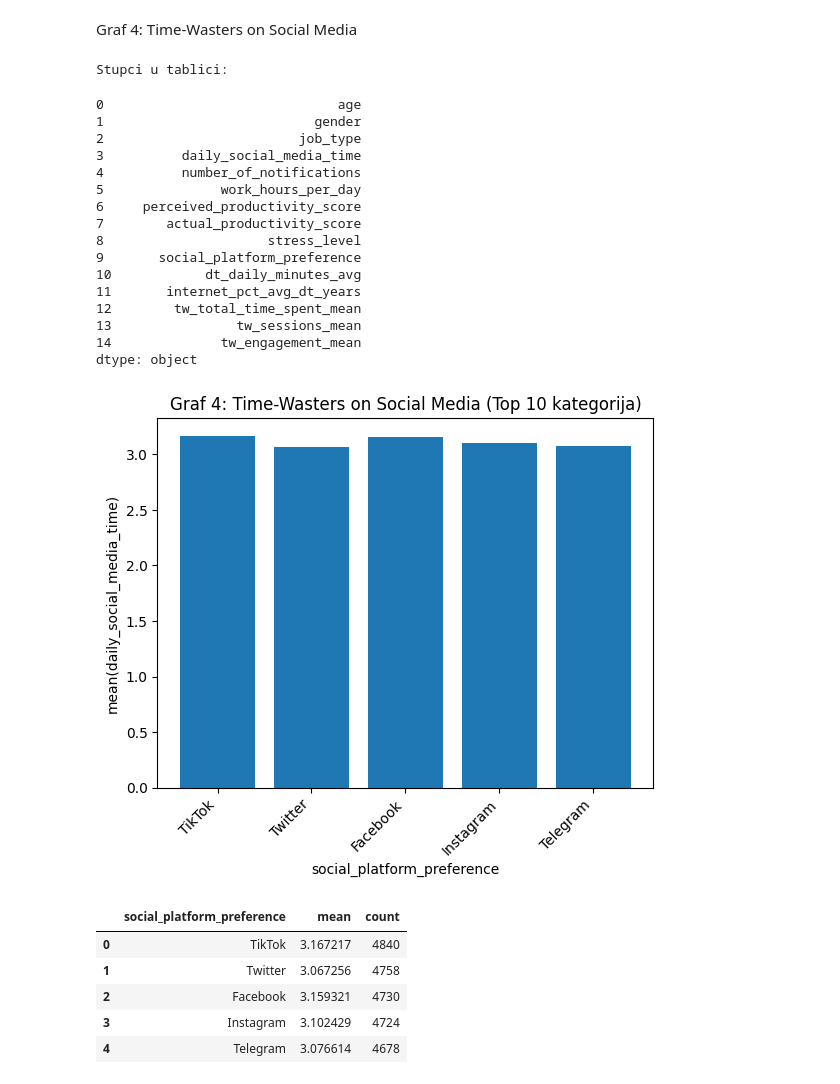
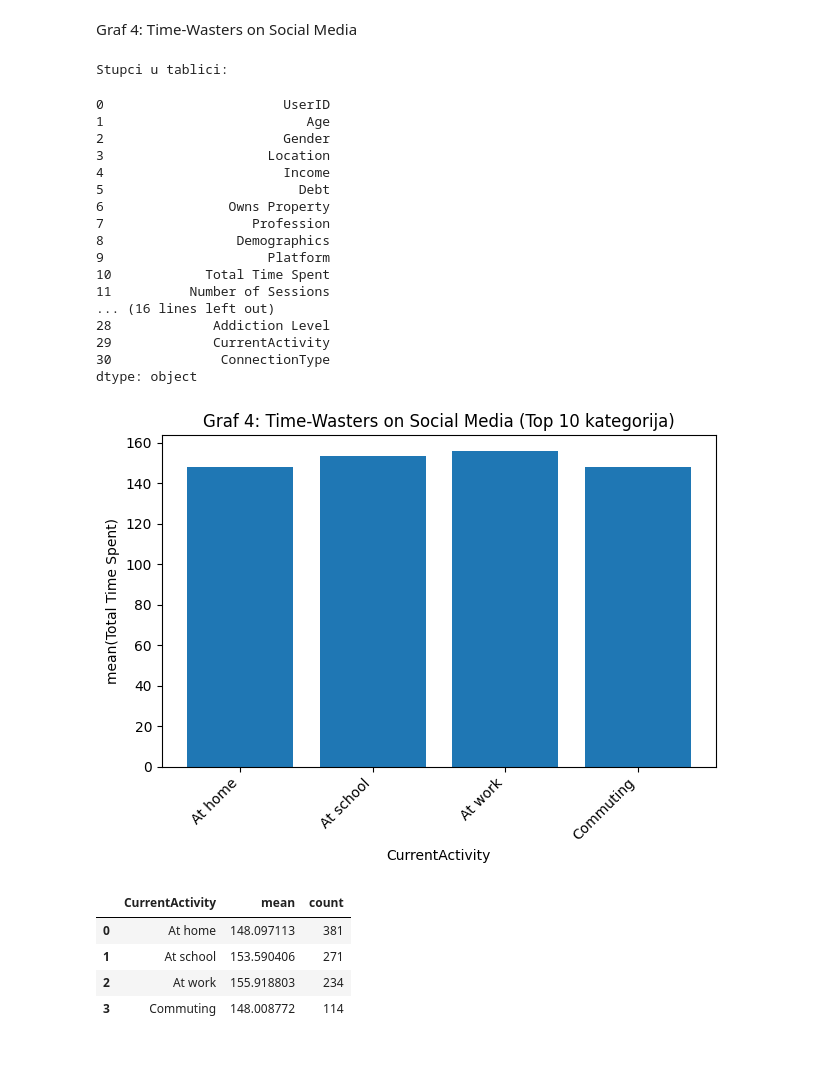
Before and after one commit to djasek21foi/PAP_PROJEKT, a Jupyter notebook: notebooks/04_analysis.ipynb, the cells around one changed output. Cells and saved outputs as stored; diff of their text form; code cells hidden in the pictures; blank space fills up the shorter version.

Commit message:
added time wasters

```diff
--- a/notebooks/04_analysis.ipynb
+++ b/notebooks/04_analysis.ipynb
@@ -9,4 +9,11 @@ import matplotlib.pyplot as plt
 PROJECT_ROOT = Path.cwd().parent  # notebooks/ -> project root
 DB_PATH = PROJECT_ROOT / "data_processed" / "pap.db"
 DB_PATH.exists(), DB_PATH
+TW_CSV = DATA_RAW / "Time-Wasters on Social Media.csv"
+assert TW_CSV.exists(), f"Ne postoji: {TW_CSV}"
+
+tw_raw = pd.read_csv(TW_CSV)
+
+print("TW loaded:", tw_raw.shape)
+display(tw_raw.head())
 # %% [output]
@@ -248,7 +261,8 @@ import numpy as np
 import pandas as pd
 import matplotlib.pyplot as plt
 
-tw = read_table("integrated_individual")
+
+tw = tw_raw.copy()
 
 print("Stupci u tablici:")
 display(pd.Series(tw.columns))
@@ -261,62 +275,60 @@ def pick_col(cols, keywords):
                 return c
     return None
 
-
 cat_col = pick_col(tw.columns, ["waster", "waste", "activity", "purpose", "reason", "platform", "app", "category"])
 num_col = pick_col(tw.columns, ["time", "minutes", "hours", "spent", "daily", "duration"])
 
 if cat_col is None:
-
     obj_cols = tw.select_dtypes(include=["object"]).columns.tolist()
     cat_col = obj_cols[0] if obj_cols else None
 
 if num_col is None:
-
     num_cols = tw.select_dtypes(include=[np.number]).columns.tolist()
     num_col = num_cols[0] if num_cols else None
 
 if cat_col is None or num_col is None:
     raise ValueError(f"Ne mogu naći prikladne stupce. cat_col={cat_col}, num_col={num_col}")
 
 df4 = tw[[cat_col, num_col]].dropna().copy()
 
 g4 = (df4.groupby(cat_col)[num_col]
       .agg(mean="mean", count="count")
       .sort_values(["count", "mean"], ascending=[False, False])
       .head(10)
       .reset_index())
 
 plt.figure()
 plt.bar(g4[cat_col].astype(str), g4["mean"])
 plt.xticks(rotation=45, ha="right")
 plt.xlabel(cat_col)
 plt.ylabel(f"mean({num_col})")
 plt.title("Graf 4: Time-Wasters on Social Media (Top 10 kategorija)")
+plt.tight_layout()
 plt.show()
 
 display(g4)
 # %% [output]
 Stupci u tablici:
-0                              age
-1                           gender
-2                         job_type
-3          daily_social_media_time
-4          number_of_notifications
-5               work_hours_per_day
-6     perceived_productivity_score
-7        actual_productivity_score
-8                     stress_level
-9       social_platform_preference
-10            dt_daily_minutes_avg
-11       internet_pct_avg_dt_years
-12        tw_total_time_spent_mean
-13                tw_sessions_mean
-14              tw_engagement_mean
+0                       UserID
+1                          Age
+2                       Gender
+3                     Location
+4                       Income
+5                         Debt
+6                Owns Property
+7                   Profession
+8                 Demographics
+9                     Platform
+10            Total Time Spent
+11          Number of Sessions
+... (16 lines left out)
+28             Addiction Level
+29             CurrentActivity
+30              ConnectionType
 dtype: object
-[figure, old version]
+[figure, new version]
-|  | social_platform_preference | mean | count |
-| 0 | TikTok | 3.167217 | 4840 |
-| 1 | Twitter | 3.067256 | 4758 |
-| 2 | Facebook | 3.159321 | 4730 |
-| 3 | Instagram | 3.102429 | 4724 |
-| 4 | Telegram | 3.076614 | 4678 |
+|  | CurrentActivity | mean | count |
+| 0 | At home | 148.097113 | 381 |
+| 1 | At school | 153.590406 | 271 |
+| 2 | At work | 155.918803 | 234 |
+| 3 | Commuting | 148.008772 | 114 |
```
Also changed, not shown: parts of 1 cell of this notebook, 1 other file.
